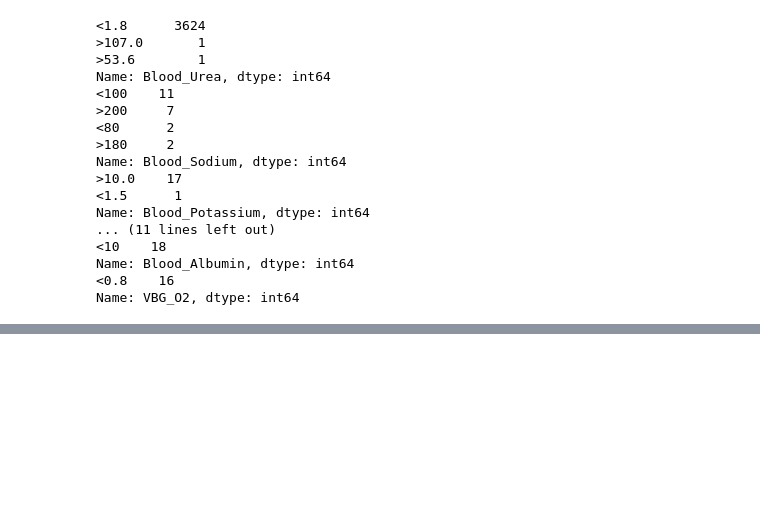
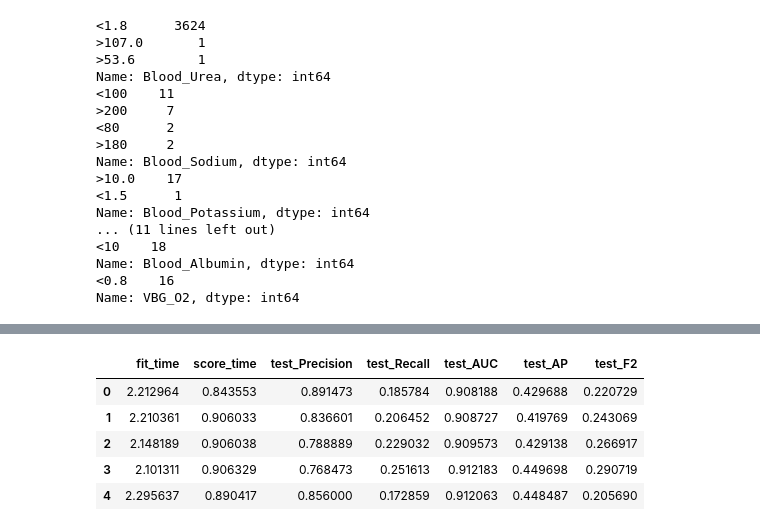
Before and after one commit to steliosbl/acute-care-pathways, a Jupyter notebook: salford.ipynb, the cells around one changed output, grey strips where cells are left out. Saved outputs shown, nothing was run; the diff lists cells and outputs as text; code cells hidden in the pictures; blank space fills up the shorter version.

```diff
--- a/salford.ipynb
+++ b/salford.ipynb
@@ -153,0 +242,5 @@ Name: VBG_O2, dtype: int64
+# %%
+sal_X = SalfordData(
+    sal.loc[sci_sal_intersect, scores_with_notes_labs_and_hospital]
+).convert_str_to_categorical(inplace=False)
+sal_y = sal.derive_critical_event(wards=["CCU", "HH1M"], ignore_admit_ward=False, return_series=True).loc[sci_sal_intersect]
@@ -153,0 +266,21 @@ Name: VBG_O2, dtype: int64
+# %%
+from lightgbm import LGBMClassifier
+
+lightgbm_parameters = dict(
+    objective='binary',
+    random_state=42,
+    metrics=['l2', 'auc'],
+    boosting_type='gbdt',
+    n_jobs=1
+)
+
+pd.DataFrame.from_dict(cross_validate(CalibratedClassifierCV(
+    LGBMClassifier(**lightgbm_parameters), **calibration_parameters
+), sal_X, sal_y, cv=5, n_jobs=1, scoring=cross_validation_metrics))
+# %% [output]
+|  | fit_time | score_time | test_Precision | test_Recall | test_AUC | test_AP | test_F2 |
+| 0 | 2.212964 | 0.843553 | 0.891473 | 0.185784 | 0.908188 | 0.429688 | 0.220729 |
+| 1 | 2.210361 | 0.906033 | 0.836601 | 0.206452 | 0.908727 | 0.419769 | 0.243069 |
+| 2 | 2.148189 | 0.906038 | 0.788889 | 0.229032 | 0.909573 | 0.429138 | 0.266917 |
+| 3 | 2.101311 | 0.906329 | 0.768473 | 0.251613 | 0.912183 | 0.449698 | 0.290719 |
+| 4 | 2.295637 | 0.890417 | 0.856000 | 0.172859 | 0.912063 | 0.448487 | 0.205690 |
```
Also changed, not shown: parts of 16 cells of this notebook.
